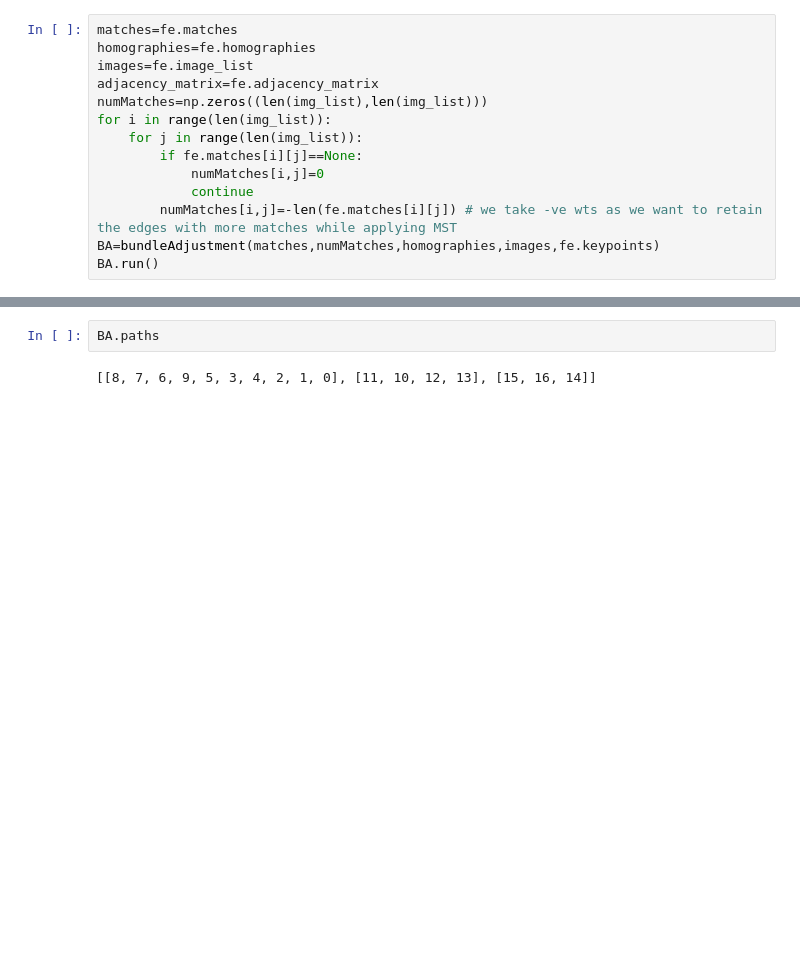
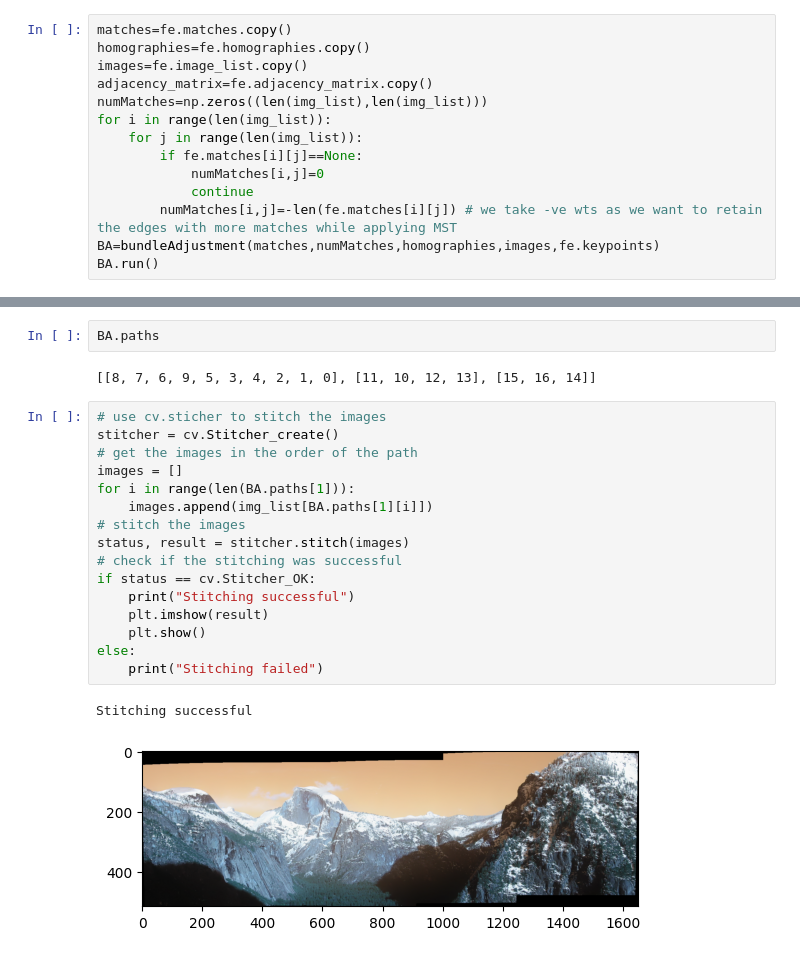
Before and after one commit to gautamxyz/Automatic-Panoramic-Image-Stitching-using-Invariant-Features, a Jupyter notebook: main.ipynb, the cells around one changed output, grey strips where cells are left out. Drawn from its saved outputs; the diff is of its cells as text; blank space fills up the shorter version.

```diff
--- a/main.ipynb
+++ b/main.ipynb
@@ -179,9 +204,9 @@ class bundleAdjustment():
         print("Completed bundle adjustment for all panoramas")
 # %%
-matches=fe.matches
-homographies=fe.homographies
-images=fe.image_list
-adjacency_matrix=fe.adjacency_matrix
+matches=fe.matches.copy()
+homographies=fe.homographies.copy()
+images=fe.image_list.copy()
+adjacency_matrix=fe.adjacency_matrix.copy()
 numMatches=np.zeros((len(img_list),len(img_list)))
 for i in range(len(img_list)):
     for j in range(len(img_list)):
@@ -218,3 +228,22 @@ Completed bundle adjustment for all panoramas
 BA.paths
 # %% [output]
 [[8, 7, 6, 9, 5, 3, 4, 2, 1, 0], [11, 10, 12, 13], [15, 16, 14]]
+# %%
+# use cv.sticher to stitch the images
+stitcher = cv.Stitcher_create()
+# get the images in the order of the path
+images = []
+for i in range(len(BA.paths[1])):
+    images.append(img_list[BA.paths[1][i]])
+# stitch the images
+status, result = stitcher.stitch(images)
+# check if the stitching was successful
+if status == cv.Stitcher_OK:
+    print("Stitching successful")
+    plt.imshow(result)
+    plt.show()
+else:
+    print("Stitching failed")
+# %% [output]
+Stitching successful
+[figure, added]
```
Also changed, not shown: parts of 4 cells of this notebook, 1 other file.
